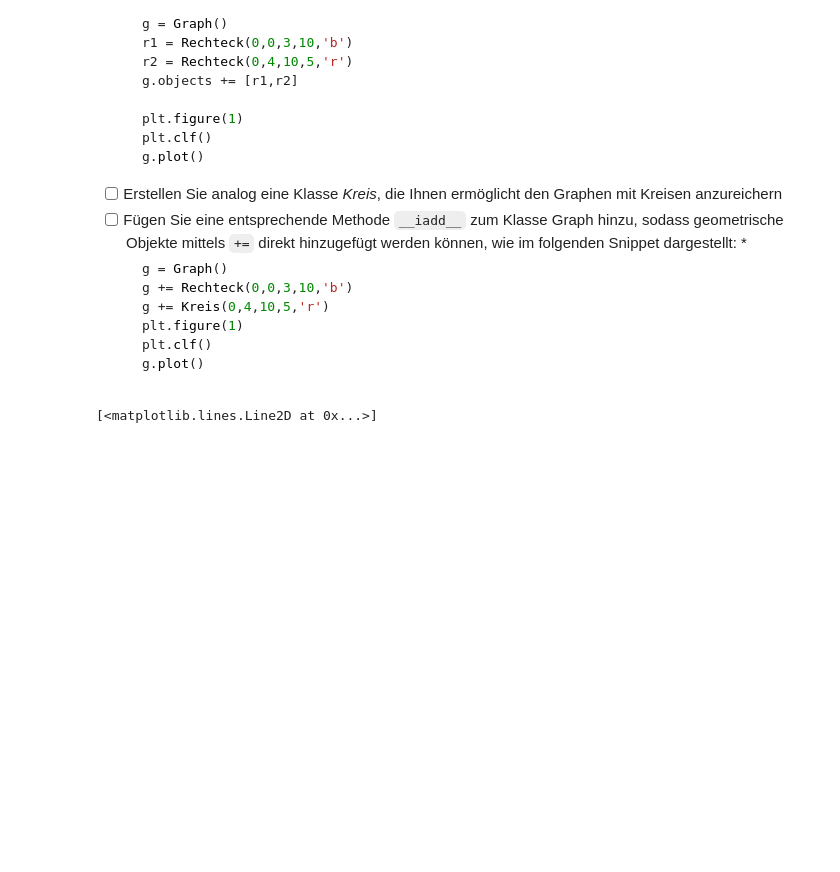
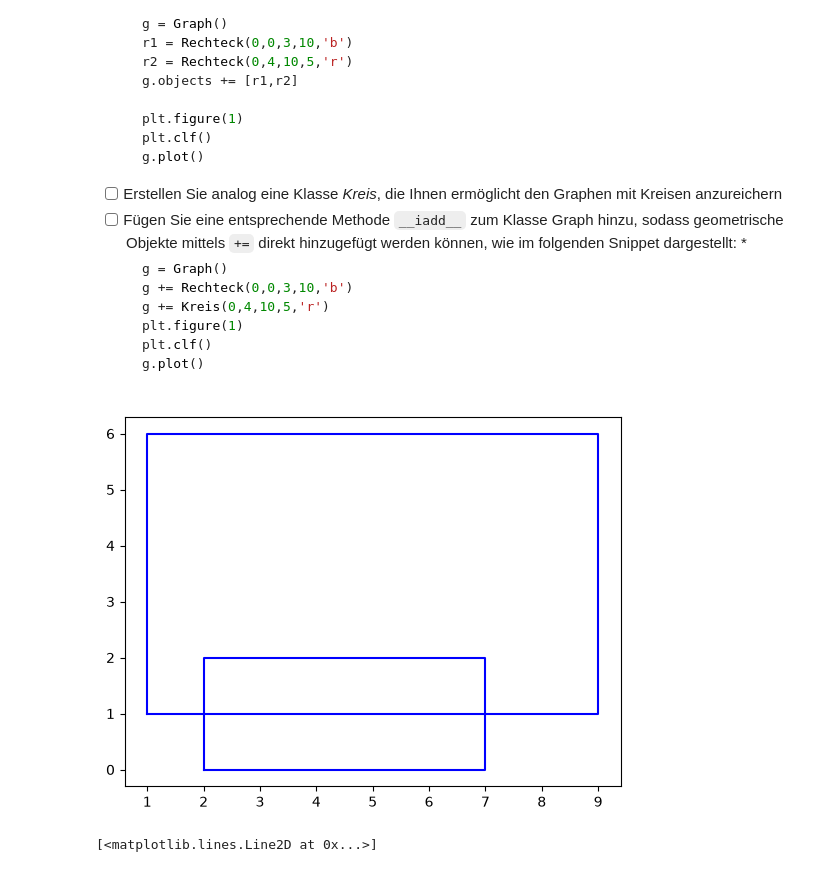
Before and after one commit to geofynn/SOM, a Jupyter notebook: Python Einführung/04_0_OOP-mitEingaben.ipynb, the cells around one changed output. Saved outputs shown, nothing was run; the diff lists cells and outputs as text; code cells hidden in the pictures; blank space fills up the shorter version.

````diff
--- a/Python Einführung/04_0_OOP-mitEingaben.ipynb
+++ b/Python Einführung/04_0_OOP-mitEingaben.ipynb
@@ -392,6 +396,53 @@ class Graph(object):
     plt.clf()
     g.plot()
     ```
+# %%
+import matplotlib.pyplot as plt
+import numpy as np
+
+class Rechteck(object):
+
+  def __init__(self,x,y,a,b,color='b'):
+    self.origin = Koordinate(x,y)
+    self.a = a
+    self.b = b
+    self.color = color
+    self.path = dict()
+    self.update_plot_path()
+
+  def update_plot_path(self):
+    x0 = self.origin.x
+    y0 = self.origin.y
+    self.path['x'] = [x0, x0+self.a, x0+self.a, x0, x0]
+    self.path['y'] = [y0, y0, y0+self.b, y0+self.b, y0]
+
+  def verschiebe(self,dx,dy):
+    self.origin.verschiebe_position(dx,dy)
+
+  def plot(self,fig_no=1):
+    fig = plt.figure(fig_no)
+    plt.plot(self.path['x'],self.path['y'],'-',color=self.color)
+class Graph(object):
+
+  def __init__(self):
+    self.objects = list()
+  def __iadd__(self, other):
+    self.objects += [other]
+    return self
+
+  def plot(self, fig_no=1):
+    fig = plt.figure(fig_no)
+    plt.clf()
+    for item in self.objects:
+      item.plot(fig_no)
+
+g = Graph()
+g += Rechteck(1, 1, 8, 5)
+g += Rechteck(2, 0, 5, 2)
+
+g.plot(1)
+# %% [output]
+[figure, added]
 # %%
 import numpy as np
 import matplotlib.pyplot as plt
````
Also changed, not shown: parts of 1 cell of this notebook, 1 other file.
